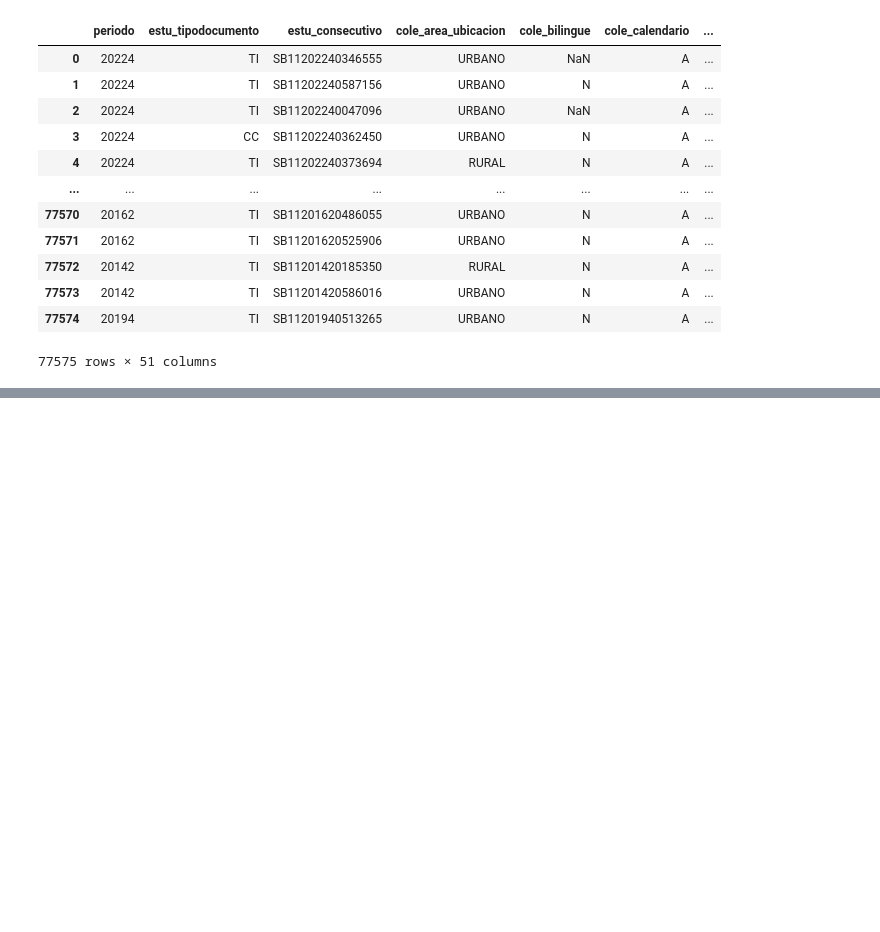
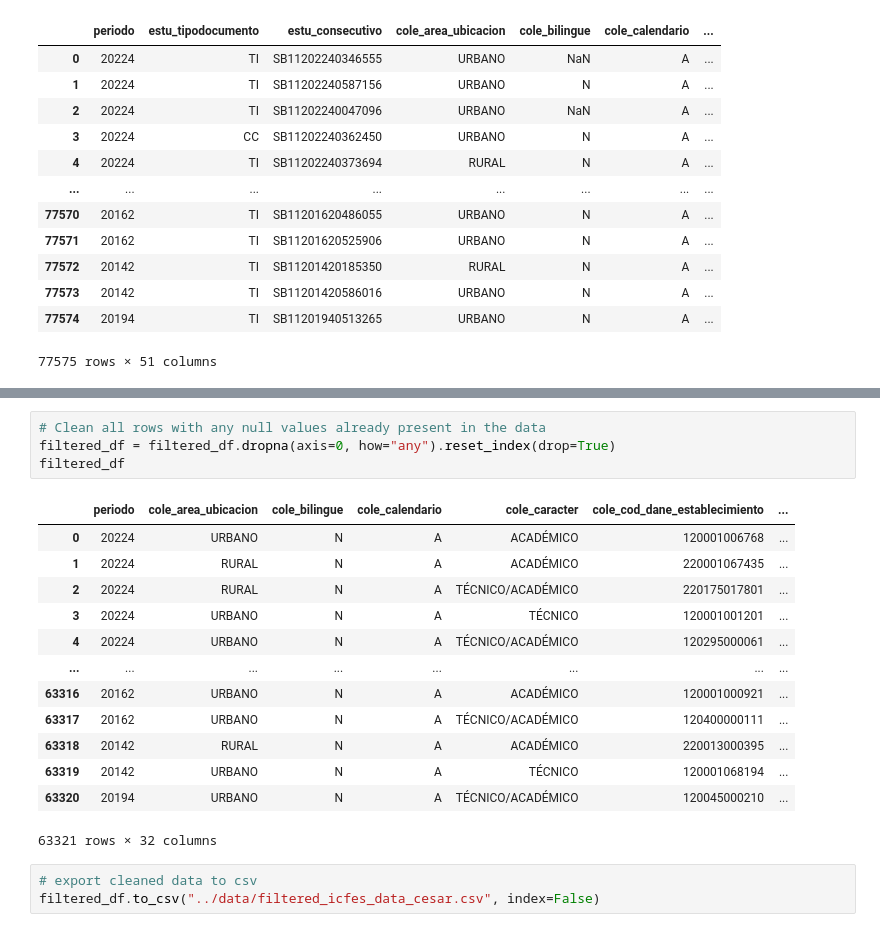
Before and after one commit to panisema2003/IIND4130-P2, a Jupyter notebook: data_engineering/data_filtering.ipynb, the cells around one changed output, grey strips where cells are left out. Saved outputs shown, nothing was run; the diff lists cells and outputs as text; blank space fills up the shorter version.

```diff
--- a/data_engineering/data_filtering.ipynb
+++ b/data_engineering/data_filtering.ipynb
@@ -30,0 +124,21 @@ filtered_df = df[["periodo", "cole_area_ubicacion", "cole_bilingue", "cole_calen
+# %%
+# Clean all rows with any null values already present in the data
+filtered_df = filtered_df.dropna(axis=0, how="any").reset_index(drop=True)
+filtered_df
+# %% [output]
+|  | periodo | cole_area_ubicacion | cole_bilingue | cole_calendario | cole_caracter | cole_cod_dane_establecimiento | ... |
+| 0 | 20224 | URBANO | N | A | ACADÉMICO | 120001006768 | ... |
+| 1 | 20224 | RURAL | N | A | ACADÉMICO | 220001067435 | ... |
+| 2 | 20224 | RURAL | N | A | TÉCNICO/ACADÉMICO | 220175017801 | ... |
+| 3 | 20224 | URBANO | N | A | TÉCNICO | 120001001201 | ... |
+| 4 | 20224 | URBANO | N | A | TÉCNICO/ACADÉMICO | 120295000061 | ... |
+| ... | ... | ... | ... | ... | ... | ... | ... |
+| 63316 | 20162 | URBANO | N | A | ACADÉMICO | 120001000921 | ... |
+| 63317 | 20162 | URBANO | N | A | TÉCNICO/ACADÉMICO | 120400000111 | ... |
+| 63318 | 20142 | RURAL | N | A | ACADÉMICO | 220013000395 | ... |
+| 63319 | 20142 | URBANO | N | A | TÉCNICO | 120001068194 | ... |
+| 63320 | 20194 | URBANO | N | A | TÉCNICO/ACADÉMICO | 120045000210 | ... |
+63321 rows × 32 columns
+# %%
+# export cleaned data to csv
+filtered_df.to_csv("../data/filtered_icfes_data_cesar.csv", index=False)
```
Also changed, not shown: parts of 3 cells of this notebook, 1 other file.
